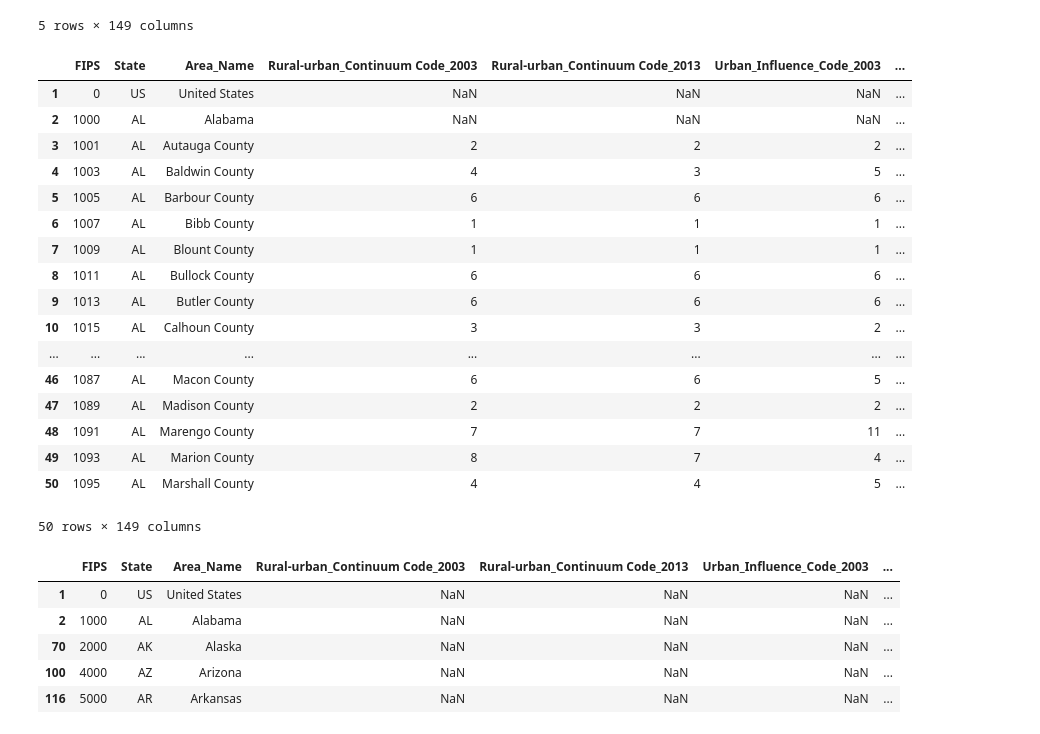
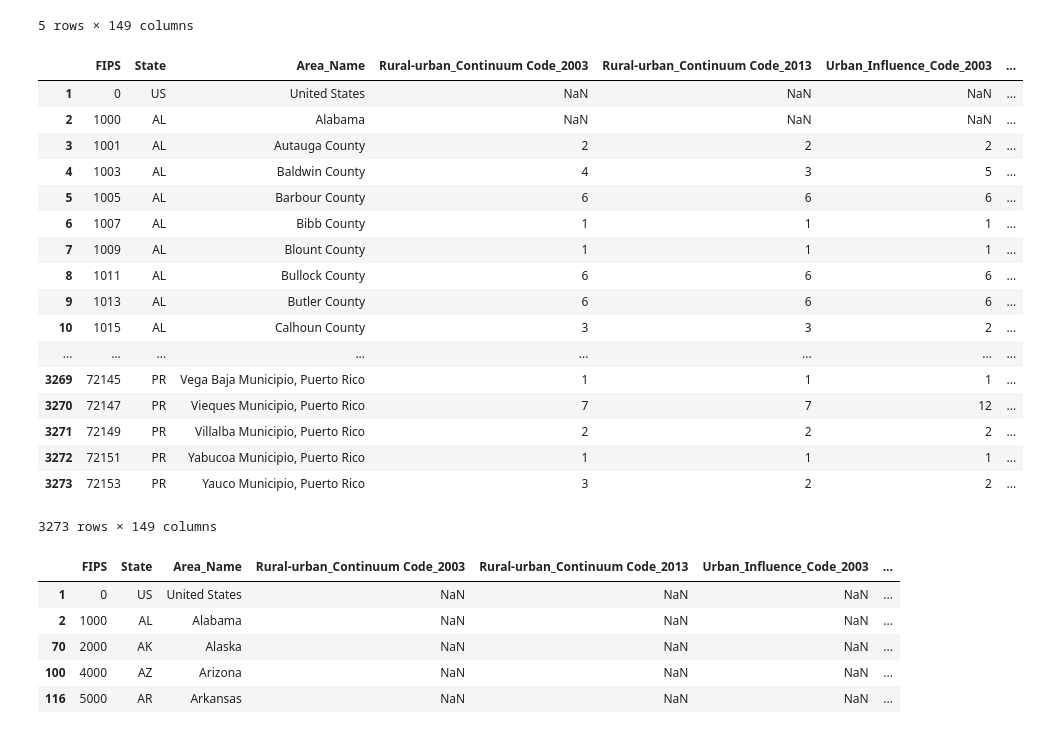
Before and after one commit to cblasi111/2008_recession_analysis, a Jupyter notebook: Complete Analysis.ipynb, the cells around one changed output. Saved outputs shown, nothing was run; the diff lists cells and outputs as text; code cells hidden in the pictures.

```diff
--- a/Complete Analysis.ipynb
+++ b/Complete Analysis.ipynb
@@ -954,27 +966,27 @@ pop_df.head()
 # %%
 new_header = pop_df.iloc[0]
 pop_df = pop_df[1:]
 pop_df.columns = new_header
-pop_df.head(50)
+pop_df
 # %% [output]
 |  | FIPS | State | Area_Name | Rural-urban_Continuum Code_2003 | Rural-urban_Continuum Code_2013 | Urban_Influence_Code_2003 | ... |
 | 1 | 0 | US | United States | NaN | NaN | NaN | ... |
 | 2 | 1000 | AL | Alabama | NaN | NaN | NaN | ... |
 | 3 | 1001 | AL | Autauga County | 2 | 2 | 2 | ... |
 | 4 | 1003 | AL | Baldwin County | 4 | 3 | 5 | ... |
 | 5 | 1005 | AL | Barbour County | 6 | 6 | 6 | ... |
 | 6 | 1007 | AL | Bibb County | 1 | 1 | 1 | ... |
 | 7 | 1009 | AL | Blount County | 1 | 1 | 1 | ... |
 | 8 | 1011 | AL | Bullock County | 6 | 6 | 6 | ... |
 | 9 | 1013 | AL | Butler County | 6 | 6 | 6 | ... |
 | 10 | 1015 | AL | Calhoun County | 3 | 3 | 2 | ... |
 | ... | ... | ... | ... | ... | ... | ... | ... |
-| 46 | 1087 | AL | Macon County | 6 | 6 | 5 | ... |
-| 47 | 1089 | AL | Madison County | 2 | 2 | 2 | ... |
-| 48 | 1091 | AL | Marengo County | 7 | 7 | 11 | ... |
-| 49 | 1093 | AL | Marion County | 8 | 7 | 4 | ... |
-| 50 | 1095 | AL | Marshall County | 4 | 4 | 5 | ... |
+| 3269 | 72145 | PR | Vega Baja Municipio, Puerto Rico | 1 | 1 | 1 | ... |
+| 3270 | 72147 | PR | Vieques Municipio, Puerto Rico | 7 | 7 | 12 | ... |
+| 3271 | 72149 | PR | Villalba Municipio, Puerto Rico | 2 | 2 | 2 | ... |
+| 3272 | 72151 | PR | Yabucoa Municipio, Puerto Rico | 1 | 1 | 1 | ... |
+| 3273 | 72153 | PR | Yauco Municipio, Puerto Rico | 3 | 2 | 2 | ... |
-50 rows × 149 columns
+3273 rows × 149 columns
 # %%
 pop_df = pop_df.drop_duplicates(subset='State', keep='first', inplace=False)
 pop_df.head(5)
```
Also changed, not shown: parts of 13 cells of this notebook.
